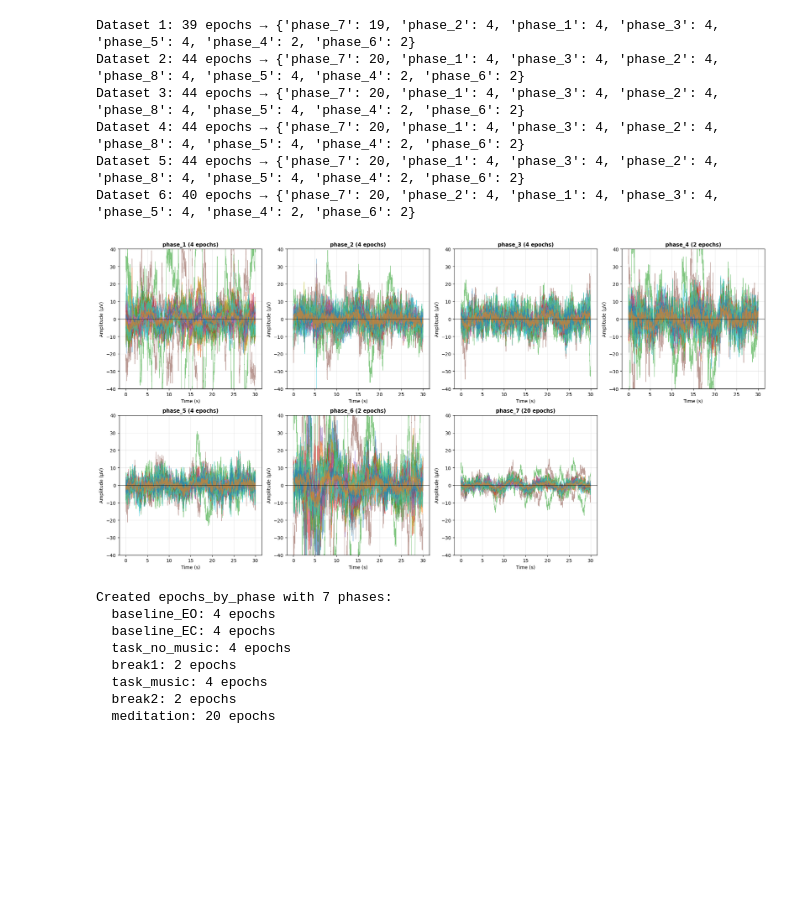
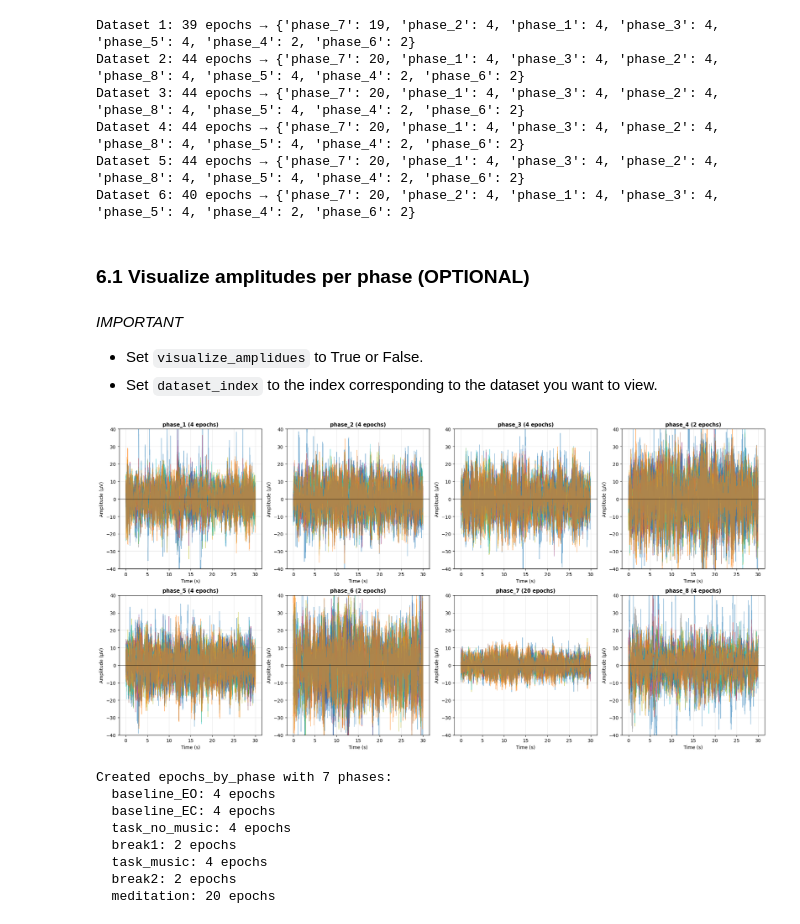
Before and after one commit to harveersingh12/EEG, a Jupyter notebook: eeg-project/eeg-interpretation-demo.ipynb, the cells around one changed output. Saved outputs shown, nothing was run; the diff lists cells and outputs as text; code cells hidden in the pictures; blank space fills up the shorter version.

Commit message:
notebook cleaned until power analysis

```diff
--- a/eeg-project/eeg-interpretation-demo.ipynb
+++ b/eeg-project/eeg-interpretation-demo.ipynb
@@ -391,14 +394,5 @@ s1000 marks the protocol start, and s1050 markers indicate the end of each phase
 # %%
 protocol_starts = []
-
-cleaned_raws = [
-    raw_classical_1_clean,
-    raw_classical_2_clean,
-    raw_classical_3_clean,
-    raw_rock_1_clean,
-    raw_rock_2_clean,
-    raw_rock_3_clean,
-]
 
 for idx, raw in enumerate(cleaned_raws, start=1):
     start_time = None
@@ -534,47 +532,54 @@ Dataset 3: 44 epochs → {'phase_7': 20, 'phase_1': 4, 'phase_3': 4, 'phase_2':
 Dataset 4: 44 epochs → {'phase_7': 20, 'phase_1': 4, 'phase_3': 4, 'phase_2': 4, 'phase_8': 4, 'phase_5': 4, 'phase_4': 2, 'phase_6': 2}
 Dataset 5: 44 epochs → {'phase_7': 20, 'phase_1': 4, 'phase_3': 4, 'phase_2': 4, 'phase_8': 4, 'phase_5': 4, 'phase_4': 2, 'phase_6': 2}
 Dataset 6: 40 epochs → {'phase_7': 20, 'phase_2': 4, 'phase_1': 4, 'phase_3': 4, 'phase_5': 4, 'phase_4': 2, 'phase_6': 2}
+# %% [markdown]
+### 6.1 Visualize amplitudes per phase (OPTIONAL)
+# %% [markdown]
+*IMPORTANT*
+
+- Set `visualize_amplidues` to True or False.
+- Set `dataset_index` to the index corresponding to the dataset you want to view.
+# %%
+visualize_amplitudes = False # True or False
+dataset_index = 0  # dataset index
 # %%
-import matplotlib.pyplot as plt
+if visualize_amplitudes or data_visualisations:
+    epochs_all = all_epochs_per_dataset[dataset_index + 1]
 
-#TODO: choose dataset no.
-dataset_idx = 6
-epochs_all = all_epochs_per_dataset[dataset_idx]
+    phase_names = epochs_all.metadata['phase'].unique()
+    n_phases = len(phase_names)
+    n_rows = 2
+    n_cols = 4
 
-phase_names = epochs_all.metadata['phase'].unique()
-n_phases = len(phase_names)
-n_rows = 2
-n_cols = 4
+    fig, axes = plt.subplots(n_rows, n_cols, figsize=(20, 10))
+    axes = axes.flatten()
 
-fig, axes = plt.subplots(n_rows, n_cols, figsize=(20, 10))
-axes = axes.flatten()
+    # choose how much you see of Y amplitude
+    ymin, ymax = -40, 40
 
-# choose how much you see of Y amplitude
-ymin, ymax = -40, 40
+    for idx, phase_name in enumerate(phase_names):
+        epochs_phase = epochs_all[epochs_all.metadata['phase'] == phase_name]
+        evoked = epochs_phase.average()
+        data = evoked.get_data() * 1e6
+        times = evoked.times
 
-for idx, phase_name in enumerate(phase_names):
-    epochs_phase = epochs_all[epochs_all.metadata['phase'] == phase_name]
-    evoked = epochs_phase.average()
-    data = evoked.get_data() * 1e6
-    times = evoked.times
+        for ch_data in data:
+            axes[idx].plot(times, ch_data, alpha=0.6, linewidth=0.8)
 
-    for ch_data in data:
-        axes[idx].plot(times, ch_data, alpha=0.6, linewidth=0.8)
+        axes[idx].set_title(f"{phase_name} ({len(epochs_phase)} epochs)", fontsize=11, fontweight='bold')
+        axes[idx].set_xlabel("Time (s)")
+        axes[idx].set_ylabel("Amplitude (µV)")
+        axes[idx].grid(True, alpha=0.3)
+        axes[idx].axhline(0, color='black', linewidth=0.5)
+        axes[idx].set_ylim(ymin, ymax)
 
-    axes[idx].set_title(f"{phase_name} ({len(epochs_phase)} epochs)", fontsize=11, fontweight='bold')
-    axes[idx].set_xlabel("Time (s)")
-    axes[idx].set_ylabel("Amplitude (µV)")
-    axes[idx].grid(True, alpha=0.3)
-    axes[idx].axhline(0, color='black', linewidth=0.5)
-    axes[idx].set_ylim(ymin, ymax)
+    for idx in range(n_phases, len(axes)):
+        axes[idx].axis('off')
 
-for idx in range(n_phases, len(axes)):
-    axes[idx].axis('off')
-
-plt.tight_layout()
-plt.show()
+    plt.tight_layout()
+    plt.show()
 # %% [output]
-[figure, old version]
+[figure, new version]
 # %%
 # Create epochs_by_phase and labeled_phases dictionaries
 # Map phase numbers to descriptive phase names
```
Also changed, not shown: parts of 9 cells of this notebook.
